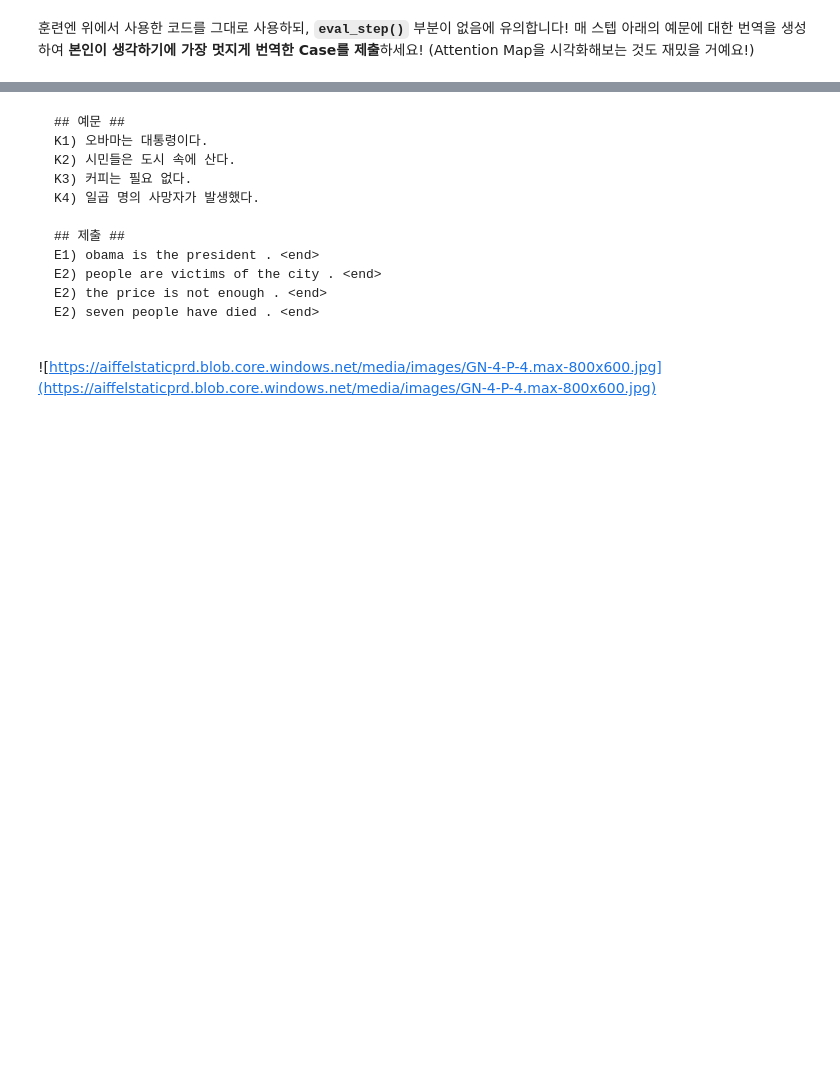
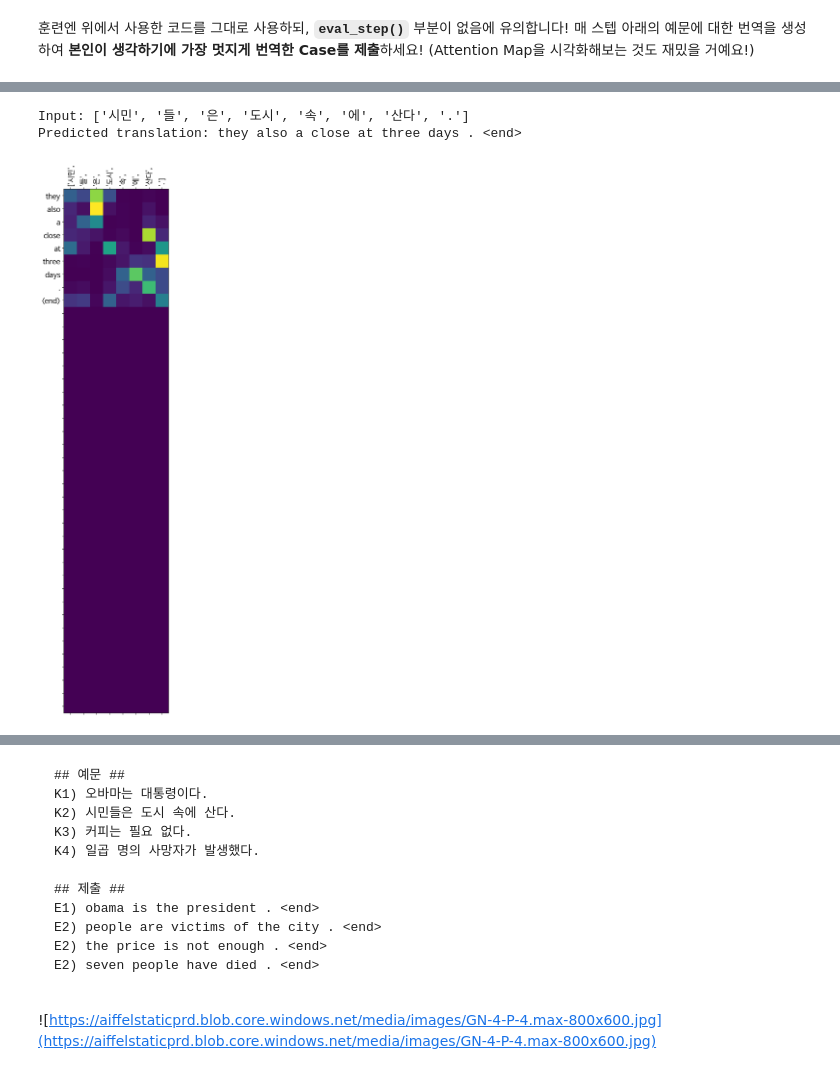
Before and after one commit to SIMYJ/NLP_Projects, a Jupyter notebook: [GD_NLP_08]Seq2Seq_attention.ipynb, the cells around one changed output, grey strips where cells are left out. Drawn from its saved outputs; the diff is of its cells as text; code cells hidden in the pictures; blank space fills up the shorter version.

```diff
--- a/[GD_NLP_08]Seq2Seq_attention.ipynb
+++ b/[GD_NLP_08]Seq2Seq_attention.ipynb
@@ -373,0 +482,6 @@ def train_step(src, tgt, encoder, decoder, optimizer, dec_tok):
+# %%
+translate("시민들은 도시 속에 산다.", encoder, decoder)
+# %% [output]
+Input: ['시민', '들', '은', '도시', '속', '에', '산다', '.']
+Predicted translation: they also a close at three days . <end>
+[figure, added]
```
Also changed, not shown: parts of 25 cells of this notebook.
